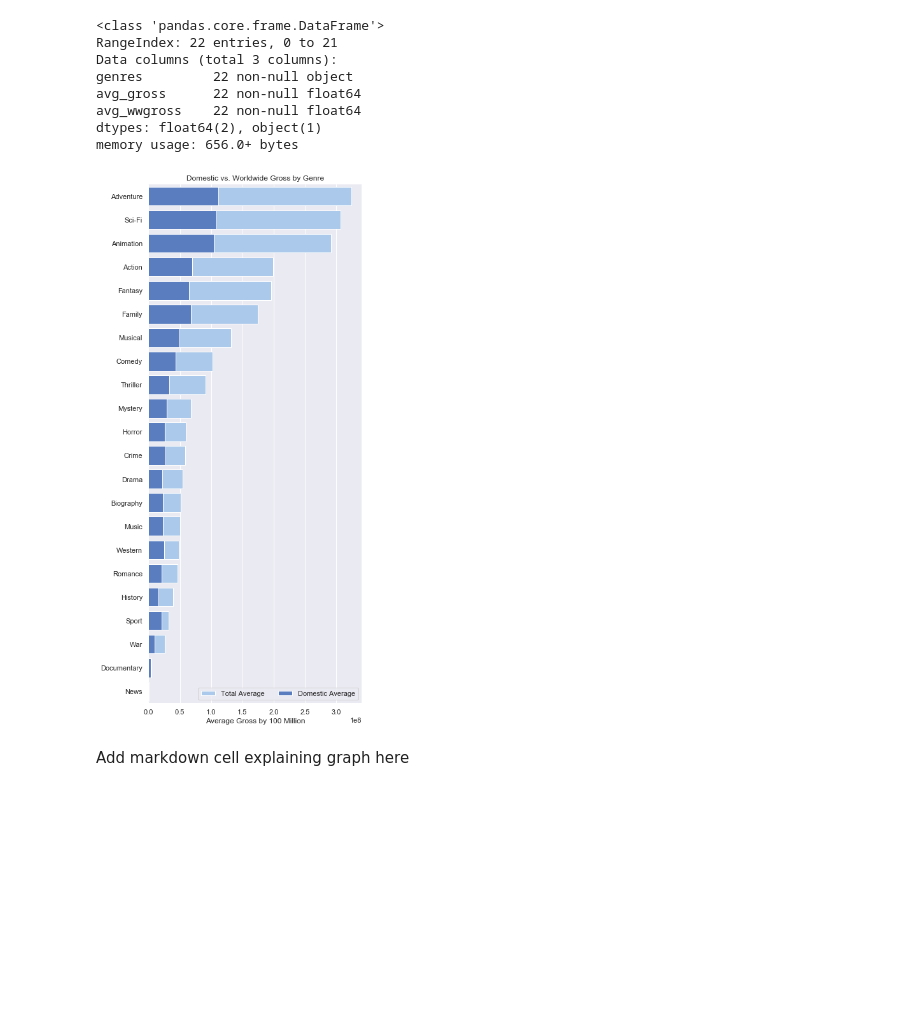
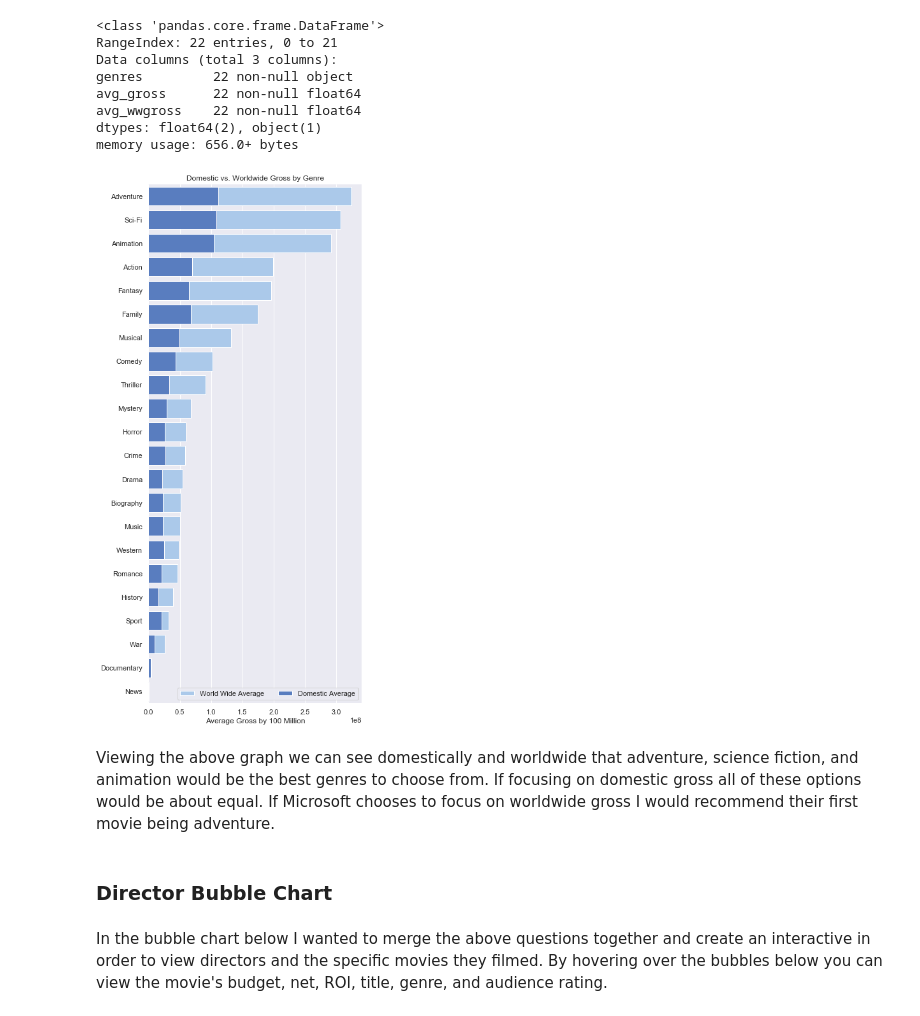
Before and after one commit to lauren-esser/Mod-1-Project, a Jupyter notebook: student.ipynb, the cells around one changed output. Drawn from its saved outputs; the diff is of its cells as text; code cells hidden in the pictures; blank space fills up the shorter version.

```diff
--- a/student.ipynb
+++ b/student.ipynb
@@ -958,27 +700,31 @@ memory usage: 656.0+ bytes
 # %%
 sns.set(style="darkgrid")
 
-# Initialize the matplotlib figure
+# Create the matplotlib figure
 f, ax = plt.subplots(figsize=(6, 15))
 
 dom_ww = dom_ww.sort_values("avg_wwgross", ascending=False)
 
 sns.set_color_codes("pastel")
 
 sns.barplot(x="avg_wwgross", y="genres", data=dom_ww,
-            label="Total Average", color="b")
+            label="World Wide Average", color="b")
 
 sns.set_color_codes("muted")
 sns.barplot(x="avg_gross", y="genres", data=dom_ww,
             label="Domestic Average", color="b")
 
 # Add a legend and informative axis label
 ax.legend(ncol=2, loc="lower right", frameon=True)
 ax.set(ylabel="",
        xlabel="Average Gross by 100 Million",
        title= "Domestic vs. Worldwide Gross by Genre")
 sns.despine(left=True, bottom=True)
 # %% [output]
-[figure, old version]
+[figure, new version]
-# %% [markdown]
-Add markdown cell explaining graph here
+# %% [markdown]
+Viewing the above graph we can see domestically and worldwide that adventure, science fiction, and animation would be the best genres to choose from. If focusing on domestic gross all of these options would be about equal. If Microsoft chooses to focus on worldwide gross I would recommend their first movie being adventure.
+# %% [markdown]
+### Director Bubble Chart
+# %% [markdown]
+In the bubble chart below I wanted to merge the above questions together and create an interactive in order to view directors and the specific movies they filmed. By hovering over the bubbles below you can view the movie's budget, net, ROI, title, genre, and audience rating.
```
Also changed, not shown: parts of 70 cells of this notebook, 1 other file.
